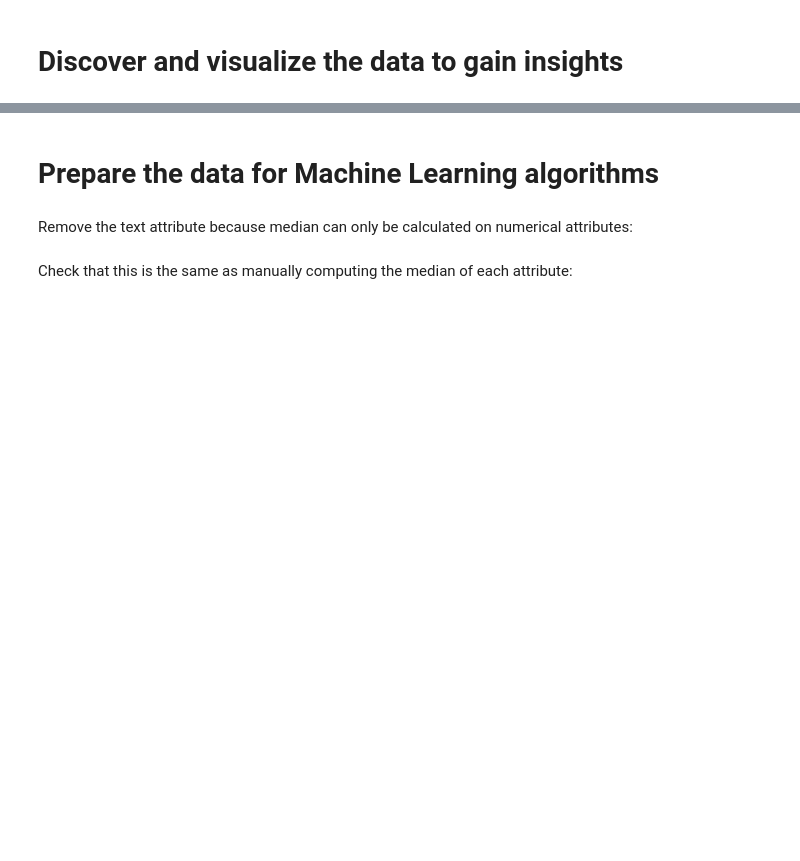
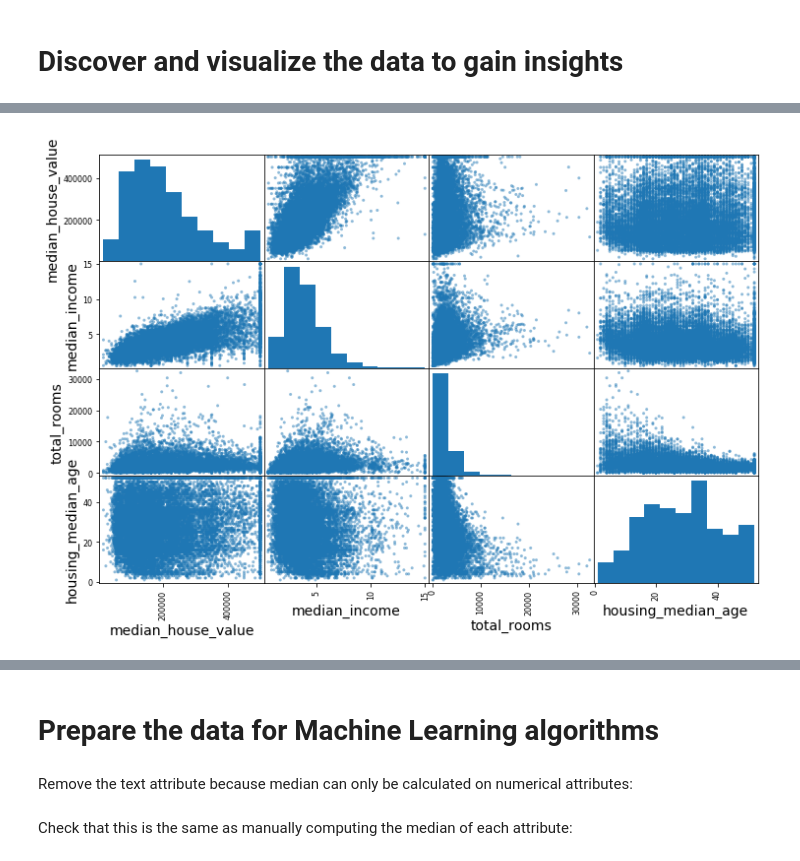
Before and after one commit to viggiano75/hands_on_ml, a Jupyter notebook: 02_end_to_end_machine_learning_project.ipynb, the cells around one changed output, grey strips where cells are left out. Cells and saved outputs as stored; diff of their text form; code cells hidden in the pictures; blank space fills up the shorter version.

```diff
--- a/02_end_to_end_machine_learning_project.ipynb
+++ b/02_end_to_end_machine_learning_project.ipynb
@@ -289,9 +276,12 @@ corr_matrix["median_house_value"].sort_values(ascending=False)
 # %%
-# from pandas.tools.plotting import scatter_matrix # For older versions of Pandas
 from pandas.plotting import scatter_matrix
+attributes = ["median_house_value",
+              "median_income",
+              "total_rooms",
+              "housing_median_age"]
 
-attributes = ["median_house_value", "median_income", "total_rooms",
-              "housing_median_age"]
-scatter_matrix(housing[attributes], figsize=(12, 8))
-save_fig("scatter_matrix_plot")
+scatter_matrix(df_eda[attributes], figsize=(12, 8))
+plt.show()
+# %% [output]
+[figure, added]
 # %%
```
Also changed, not shown: parts of 50 cells of this notebook.
